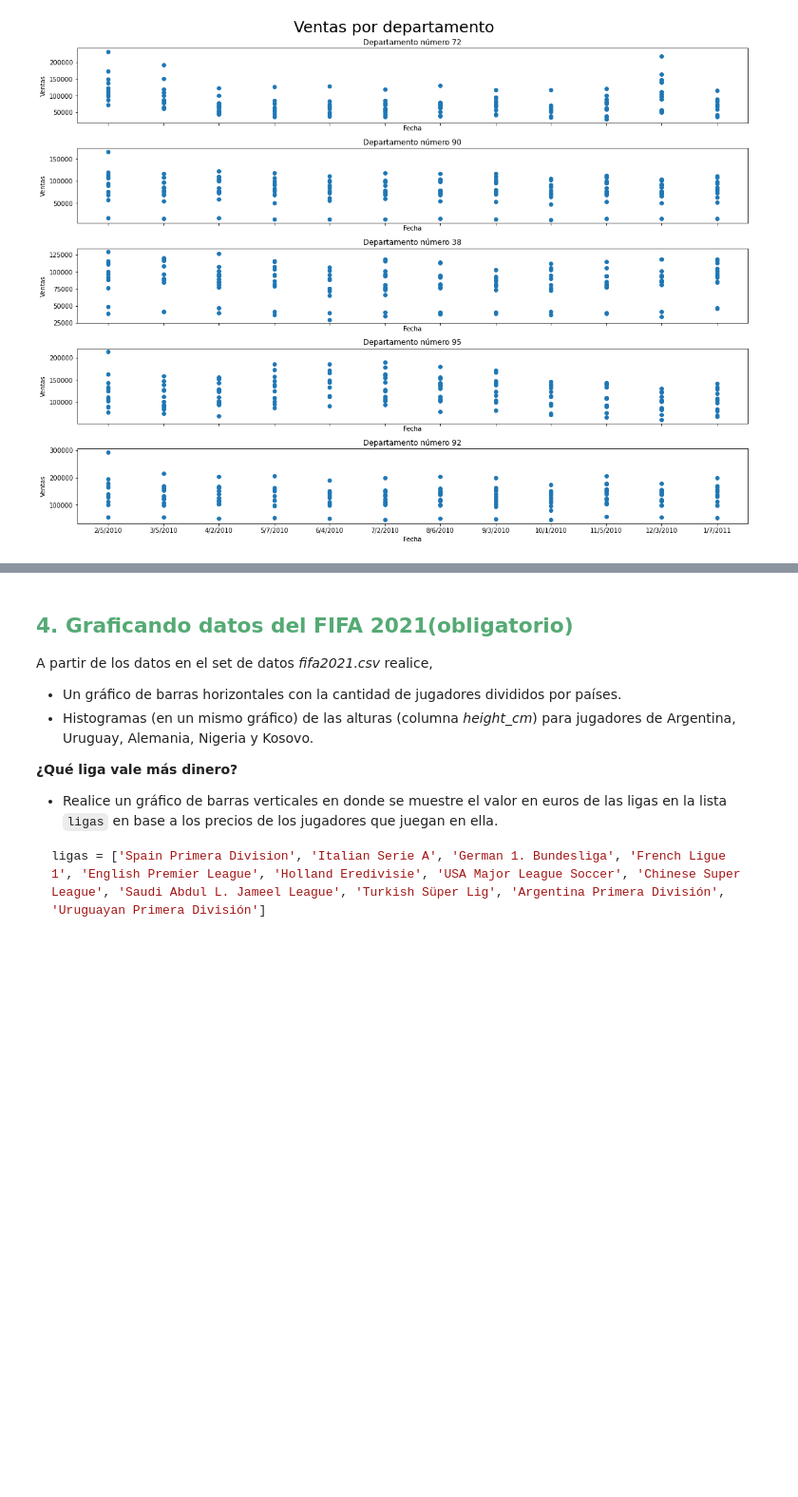
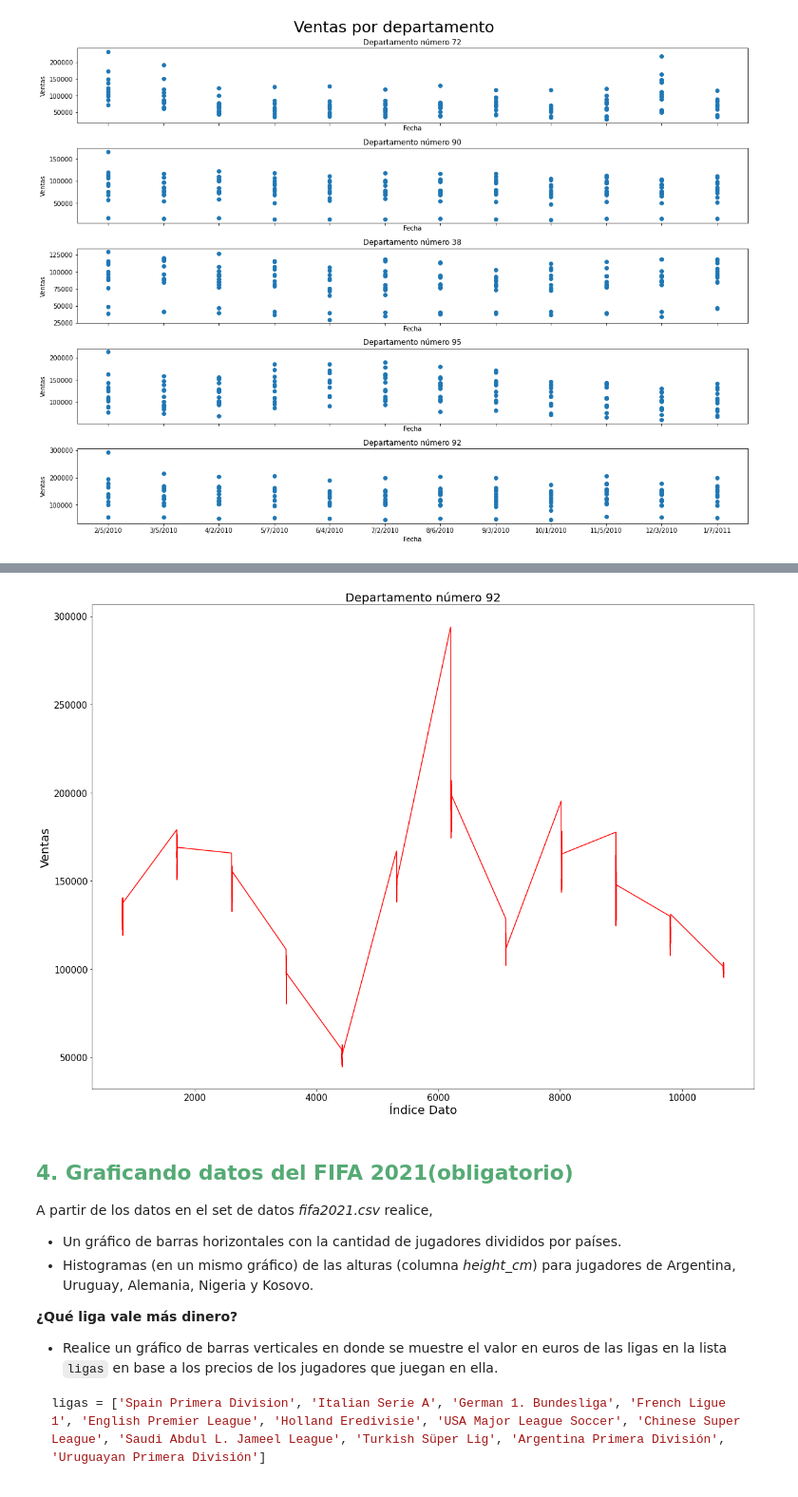
Before and after one commit to emito121/repopdaemi, a Jupyter notebook: TPs/Totalmente resueltos/TP matplot/Ejercitación-Matplotlib.ipynb, the cells around one changed output, grey strips where cells are left out. Shown: that part at 95% size. Saved outputs shown, nothing was run; the diff lists cells and outputs as text; code cells hidden in the pictures; blank space fills up the shorter version.

```diff
--- a/TPs/Totalmente resueltos/TP matplot/Ejercitación-Matplotlib.ipynb
+++ b/TPs/Totalmente resueltos/TP matplot/Ejercitación-Matplotlib.ipynb
@@ -177,3 +176,6 @@ fig.tight_layout()
 plt.show()
 # %% [output]
 [figure]
+# %%
+dto_mas_ventas = ventas_semanales_pdepartamento.index[-1]
+dto_mas_ventas
@@ -179,0 +184,3 @@ plt.show()
+# %%
+dto_92 = walmart[walmart.isin({'department': [dto_mas_ventas]})['department']]
+dto_92
@@ -180,3 +220,12 @@ plt.show()
+# %%
+fig, axs = plt.subplots(figsize = (20,15))
+axs.plot(dto_92['weekly_sales'].index, dto_92['weekly_sales'].values, markevery = dto_92.is_holiday.values, color = 'red')
+axs.set_xlabel('Índice Dato', fontsize = 20)
+axs.set_ylabel('Ventas', fontsize = 20)
+axs.set_title(f'Departamento número {departamento}', fontsize = 20)
+axs.tick_params(labelsize = 15)
+# %% [output]
+[figure, added]
 # %% [markdown]
 ## <span style='color:#55aa74'>4. Graficando datos del FIFA 2021(obligatorio)</span>
 
```
Also changed, not shown: parts of 5 cells of this notebook, 1 other file.
